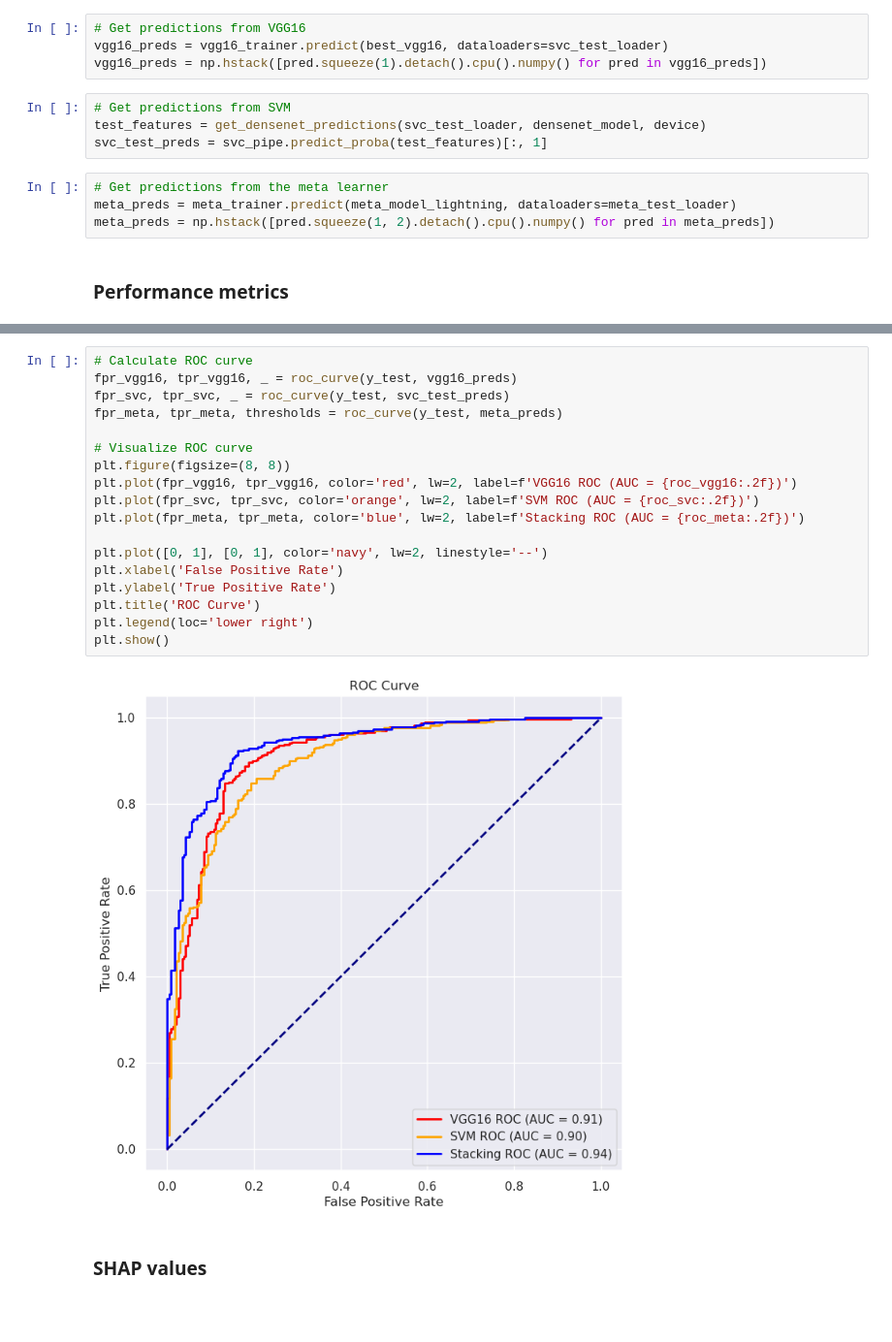
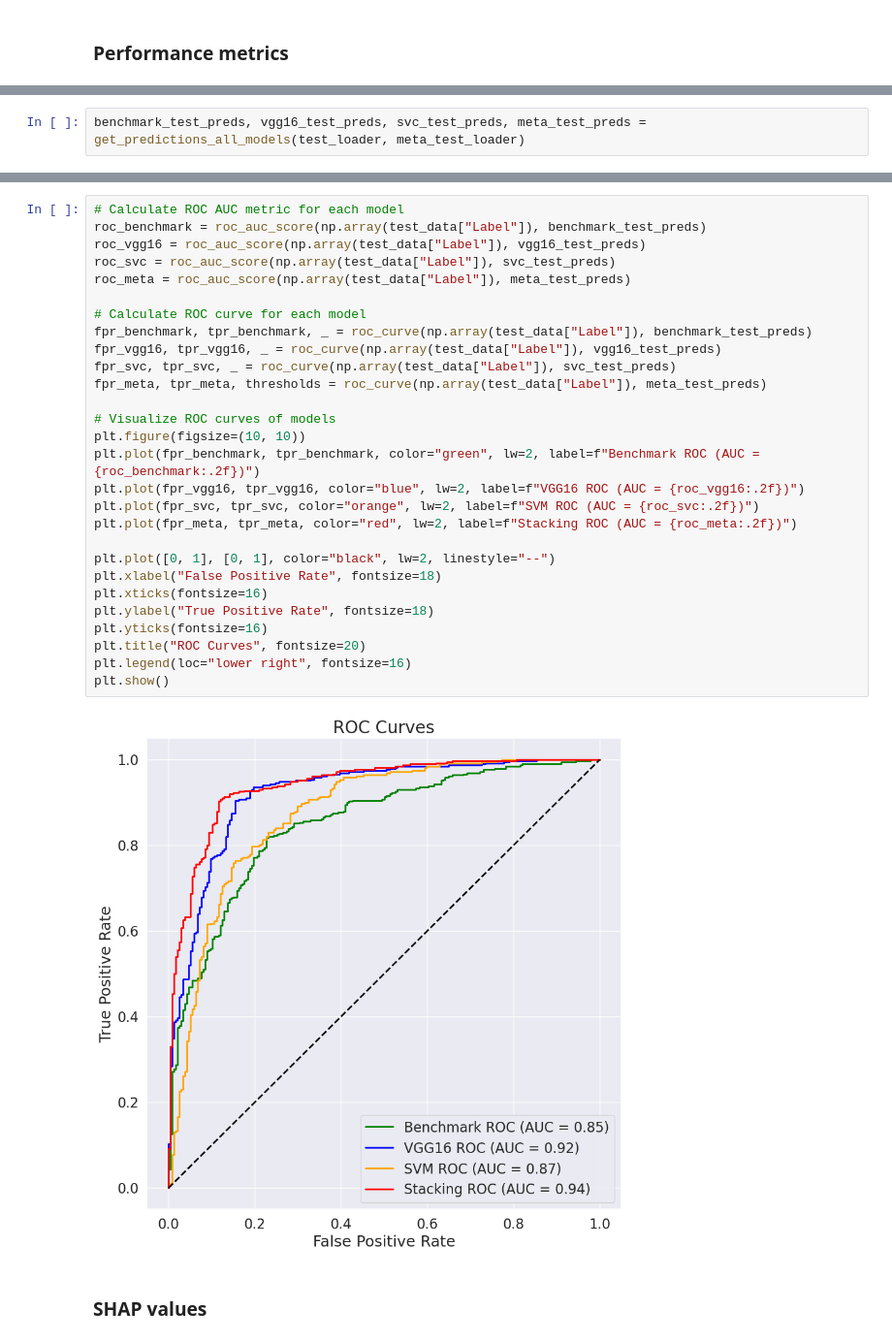
Before and after one commit to mrcljns/Identifying_Pneumonia_Project, a Jupyter notebook: identifying_pnuemonia_notebook.ipynb, the cells around one changed output, grey strips where cells are left out. Shown at 97% size. Drawn from its saved outputs; the diff is of its cells as text; blank space fills up the shorter version.

```diff
--- a/identifying_pnuemonia_notebook.ipynb
+++ b/identifying_pnuemonia_notebook.ipynb
@@ -1267,15 +1391,3 @@ benchmark_preds = np.hstack([pred.squeeze(1).detach().cpu().numpy() for pred in
-# %%
-# Get predictions from VGG16
-vgg16_preds = vgg16_trainer.predict(best_vgg16, dataloaders=svc_test_loader)
-vgg16_preds = np.hstack([pred.squeeze(1).detach().cpu().numpy() for pred in vgg16_preds])
-# %%
-# Get predictions from SVM
-test_features = get_densenet_predictions(svc_test_loader, densenet_model, device)
-svc_test_preds = svc_pipe.predict_proba(test_features)[:, 1]
-# %%
-# Get predictions from the meta learner
-meta_preds = meta_trainer.predict(meta_model_lightning, dataloaders=meta_test_loader)
-meta_preds = np.hstack([pred.squeeze(1, 2).detach().cpu().numpy() for pred in meta_preds])
 # %% [markdown]
 ### Performance metrics
 # %%
@@ -1311,0 +1496,2 @@ fig.show()
+# %%
+benchmark_test_preds, vgg16_test_preds, svc_test_preds, meta_test_preds = get_predictions_all_models(test_loader, meta_test_loader)
@@ -1323,22 +1527,32 @@ plt.show()
 # %%
-# Calculate ROC curve
-fpr_vgg16, tpr_vgg16, _ = roc_curve(y_test, vgg16_preds)
-fpr_svc, tpr_svc, _ = roc_curve(y_test, svc_test_preds)
-fpr_meta, tpr_meta, thresholds = roc_curve(y_test, meta_preds)
+# Calculate ROC AUC metric for each model
+roc_benchmark = roc_auc_score(np.array(test_data["Label"]), benchmark_test_preds)
+roc_vgg16 = roc_auc_score(np.array(test_data["Label"]), vgg16_test_preds)
+roc_svc = roc_auc_score(np.array(test_data["Label"]), svc_test_preds)
+roc_meta = roc_auc_score(np.array(test_data["Label"]), meta_test_preds)
 
-# Visualize ROC curve
-plt.figure(figsize=(8, 8))
-plt.plot(fpr_vgg16, tpr_vgg16, color='red', lw=2, label=f'VGG16 ROC (AUC = {roc_vgg16:.2f})')
-plt.plot(fpr_svc, tpr_svc, color='orange', lw=2, label=f'SVM ROC (AUC = {roc_svc:.2f})')
-plt.plot(fpr_meta, tpr_meta, color='blue', lw=2, label=f'Stacking ROC (AUC = {roc_meta:.2f})')
+# Calculate ROC curve for each model
+fpr_benchmark, tpr_benchmark, _ = roc_curve(np.array(test_data["Label"]), benchmark_test_preds)
+fpr_vgg16, tpr_vgg16, _ = roc_curve(np.array(test_data["Label"]), vgg16_test_preds)
+fpr_svc, tpr_svc, _ = roc_curve(np.array(test_data["Label"]), svc_test_preds)
+fpr_meta, tpr_meta, thresholds = roc_curve(np.array(test_data["Label"]), meta_test_preds)
 
-plt.plot([0, 1], [0, 1], color='navy', lw=2, linestyle='--')
-plt.xlabel('False Positive Rate')
-plt.ylabel('True Positive Rate')
-plt.title('ROC Curve')
-plt.legend(loc='lower right')
+# Visualize ROC curves of models
+plt.figure(figsize=(10, 10))
+plt.plot(fpr_benchmark, tpr_benchmark, color="green", lw=2, label=f"Benchmark ROC (AUC = {roc_benchmark:.2f})")
+plt.plot(fpr_vgg16, tpr_vgg16, color="blue", lw=2, label=f"VGG16 ROC (AUC = {roc_vgg16:.2f})")
+plt.plot(fpr_svc, tpr_svc, color="orange", lw=2, label=f"SVM ROC (AUC = {roc_svc:.2f})")
+plt.plot(fpr_meta, tpr_meta, color="red", lw=2, label=f"Stacking ROC (AUC = {roc_meta:.2f})")
+
+plt.plot([0, 1], [0, 1], color="black", lw=2, linestyle="--")
+plt.xlabel("False Positive Rate", fontsize=18)
+plt.xticks(fontsize=16)
+plt.ylabel("True Positive Rate", fontsize=18)
+plt.yticks(fontsize=16)
+plt.title("ROC Curves", fontsize=20)
+plt.legend(loc="lower right", fontsize=16)
 plt.show()
 # %% [output]
-[figure, old version]
+[figure, new version]
 # %% [markdown]
 ### SHAP values
```
Also changed, not shown: parts of 100 cells of this notebook, 14 other files.
